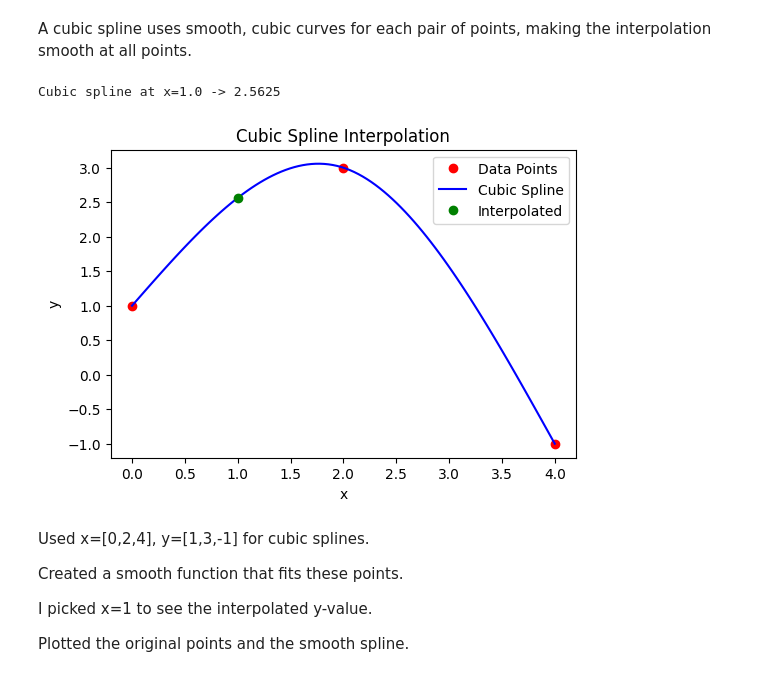
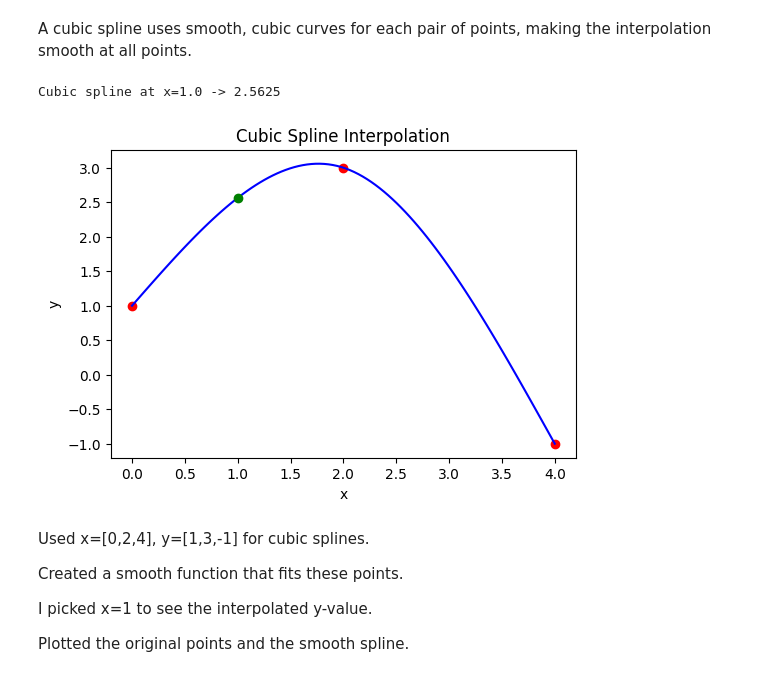
Before and after one commit to BabaGeorge22/MAT-421, a Jupyter notebook: HWB1.ipynb, the cells around one changed output. Cells and saved outputs as stored; diff of their text form; code cells hidden in the pictures.

```diff
--- a/HWB1.ipynb
+++ b/HWB1.ipynb
@@ -76,35 +74,34 @@ A cubic spline uses smooth, cubic curves for each pair of points, making the int
 # %%
 from scipy.interpolate import CubicSpline
 
 # Data points for cubic spline
 x_data = [0, 2, 4]
 y_data = [1, 3, -1]
 
 # The cubic spline
 c_spline = CubicSpline(x_data, y_data, bc_type='natural')
 
 # Points to see the smooth curve
 x_fine = np.linspace(0, 4, 100)
 y_fine = c_spline(x_fine)
 
 # Interpolate at x=1.0
 x_star = 1.0
 y_star = c_spline(x_star)
 print("Cubic spline at x=1.0 ->", y_star)
 
 # Plot
 plt.figure(figsize=(6,4))
 plt.plot(x_data, y_data, 'ro', label='Data Points')
 plt.plot(x_fine, y_fine, 'b', label='Cubic Spline')
 plt.plot(x_star, y_star, 'go', label='Interpolated')
 plt.title("Cubic Spline Interpolation")
 plt.xlabel("x")
 plt.ylabel("y")
-plt.legend()
 plt.show()
 # %% [output]
 Cubic spline at x=1.0 -> 2.5625
-[figure, old version]
+[figure, new version]
 # %% [markdown]
 Used x=[0,2,4], y=[1,3,-1] for cubic splines.
 
```
Also changed, not shown: parts of 2 cells of this notebook.
